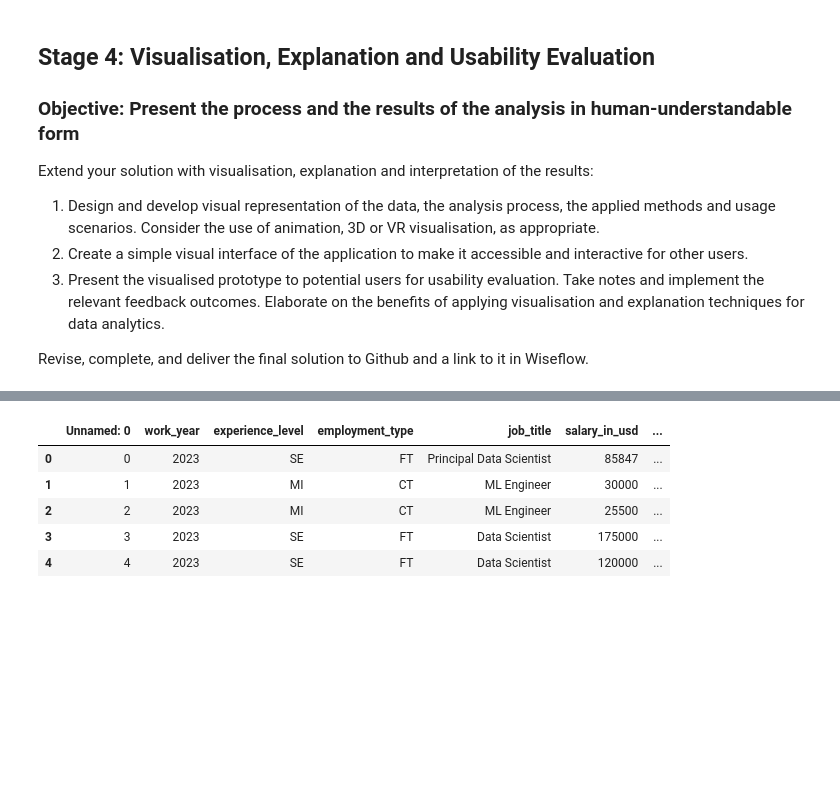
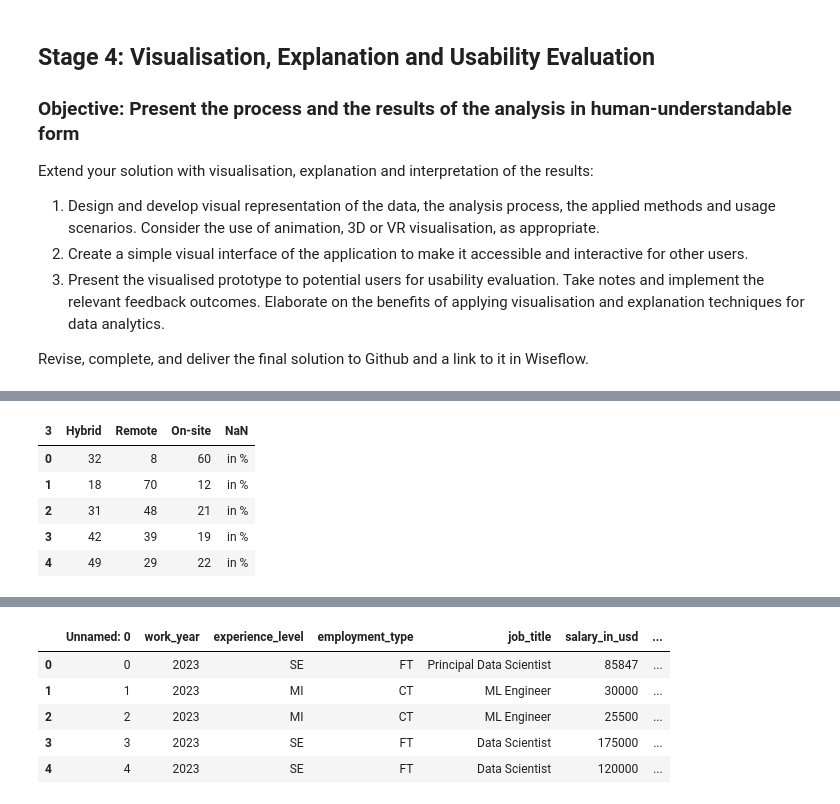
Before and after one commit to EmmsDK/BI-Fall-2023-Exam-Project, a Jupyter notebook: Business Intelligence Fall 2023 Exam Project copy.ipynb, the cells around one changed output, grey strips where cells are left out. Saved outputs shown, nothing was run; the diff lists cells and outputs as text; code cells hidden in the pictures; blank space fills up the shorter version.

```diff
--- a/Business Intelligence Fall 2023 Exam Project copy.ipynb
+++ b/Business Intelligence Fall 2023 Exam Project copy.ipynb
@@ -66,0 +105,10 @@ import matplotlib.pyplot as plt
+# %%
+df_remoteWork = df_remoteWork.iloc[:, 1:]
+df_remoteWork.head()
+# %% [output]
+| 3 | Hybrid | Remote | On-site | NaN |
+| 0 | 32 | 8 | 60 | in % |
+| 1 | 18 | 70 | 12 | in % |
+| 2 | 31 | 48 | 21 | in % |
+| 3 | 42 | 39 | 19 | in % |
+| 4 | 49 | 29 | 22 | in % |
```
Also changed, not shown: parts of 8 cells of this notebook, 2 other files.
